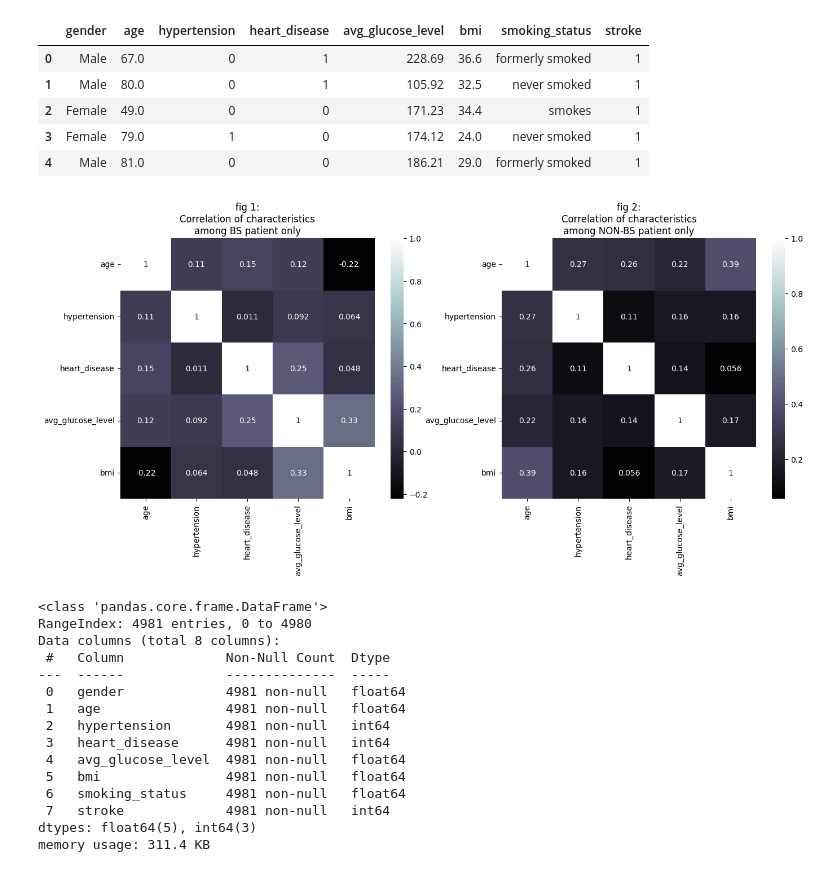
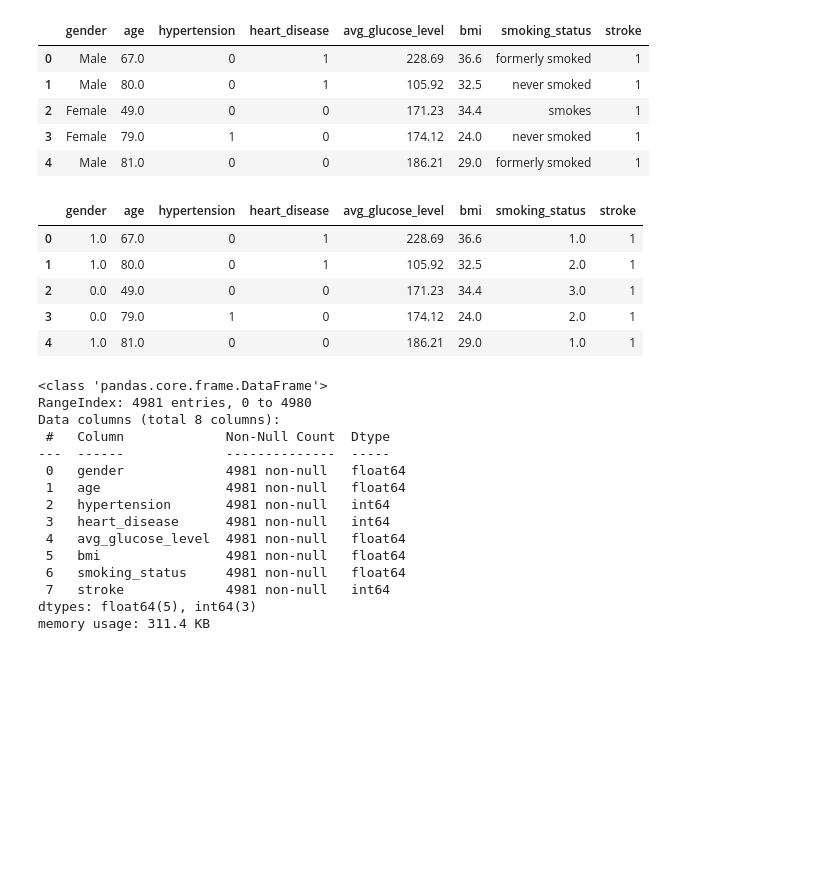
Before and after one commit to gabrielnunesmarques/MachineLearning, a Jupyter notebook: brainstroke.ipynb, the cells around one changed output. Drawn from its saved outputs; the diff is of its cells as text; code cells hidden in the pictures; blank space fills up the shorter version.

```diff
--- a/brainstroke.ipynb
+++ b/brainstroke.ipynb
@@ -58,23 +58,6 @@ df.head()
 | 2 | Female | 49.0 | 0 | 0 | 171.23 | 34.4 | smokes | 1 |
 | 3 | Female | 79.0 | 1 | 0 | 174.12 | 24.0 | never smoked | 1 |
 | 4 | Male | 81.0 | 0 | 0 | 186.21 | 29.0 | formerly smoked | 1 |
-# %%
-#buscando correlações
-plt.figure(figsize=(16,6))
-plt.subplot(121)
-plt.title="Among Brain Stroke patient"
-df_Y = df.loc[df['stroke']==1]
-Corr_1 = df_Y[['age','hypertension','heart_disease','avg_glucose_level','bmi']]
-ax_1 = sns.heatmap(Corr_1.corr(), annot=True, cmap="bone")
-ax_1.set(title='fig 1:\nCorrelation of characteristics\namong BS patient only')
-plt.subplot(122)
-df_N = df.loc[df['stroke']==0]
-Corr_2 = df_N[['age','hypertension','heart_disease','avg_glucose_level','bmi']]
-ax_2 = sns.heatmap(Corr_2.corr(), annot=True, cmap="bone")
-ax_2.set(title='fig 2:\nCorrelation of characteristics\namong NON-BS patient only')
-plt.show()
-# %% [output]
-[figure, removed]
 # %%
 from sklearn.preprocessing import OrdinalEncoder
 #aplicar OrdinalEncoding nas colunas gender e smoking_status, visto que estão setadas como "objetos" e tendem a ter importância no resultado final.
@@ -82,6 +65,15 @@ from sklearn.preprocessing import OrdinalEncoder
 ord_enc = OrdinalEncoder()
 df["gender"] = ord_enc.fit_transform(df[["gender"]])
 df["smoking_status"] = ord_enc.fit_transform(df[["smoking_status"]])
+# %%
+df.head()
+# %% [output]
+|  | gender | age | hypertension | heart_disease | avg_glucose_level | bmi | smoking_status | stroke |
+| 0 | 1.0 | 67.0 | 0 | 1 | 228.69 | 36.6 | 1.0 | 1 |
+| 1 | 1.0 | 80.0 | 0 | 1 | 105.92 | 32.5 | 2.0 | 1 |
+| 2 | 0.0 | 49.0 | 0 | 0 | 171.23 | 34.4 | 3.0 | 1 |
+| 3 | 0.0 | 79.0 | 1 | 0 | 174.12 | 24.0 | 2.0 | 1 |
+| 4 | 1.0 | 81.0 | 0 | 0 | 186.21 | 29.0 | 1.0 | 1 |
 # %%
 df.info()
 # %% [output]
```
Also changed, not shown: parts of 8 cells of this notebook.
